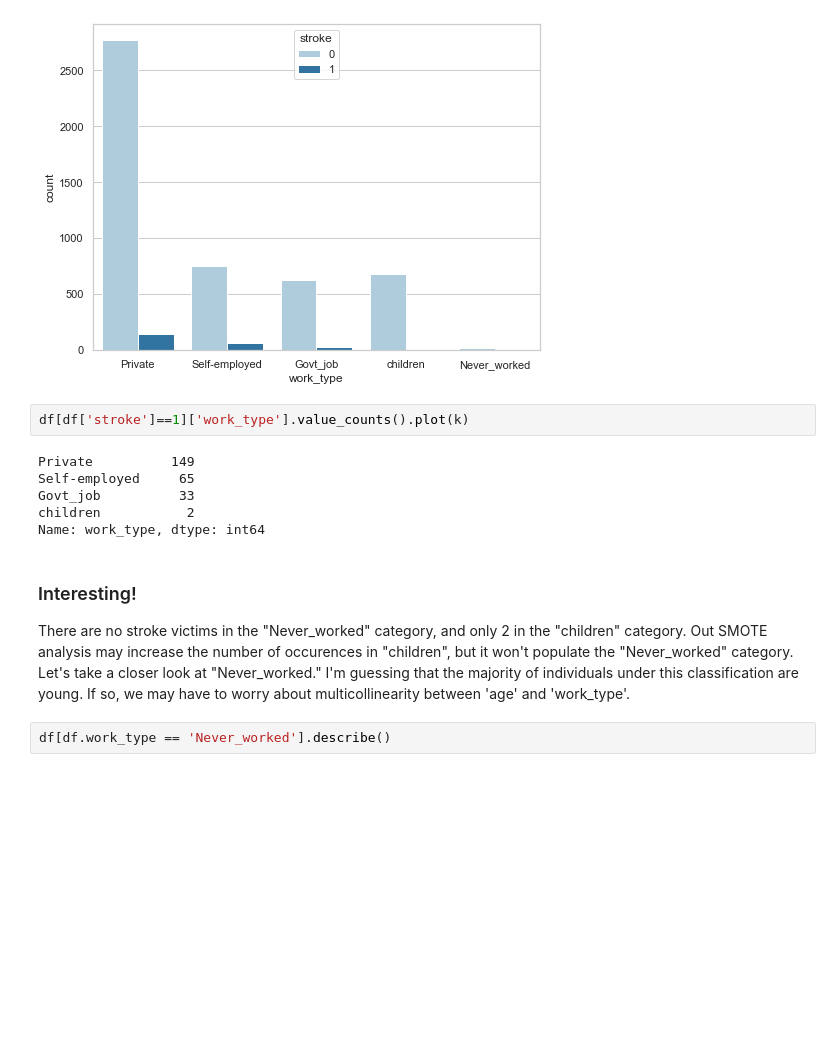
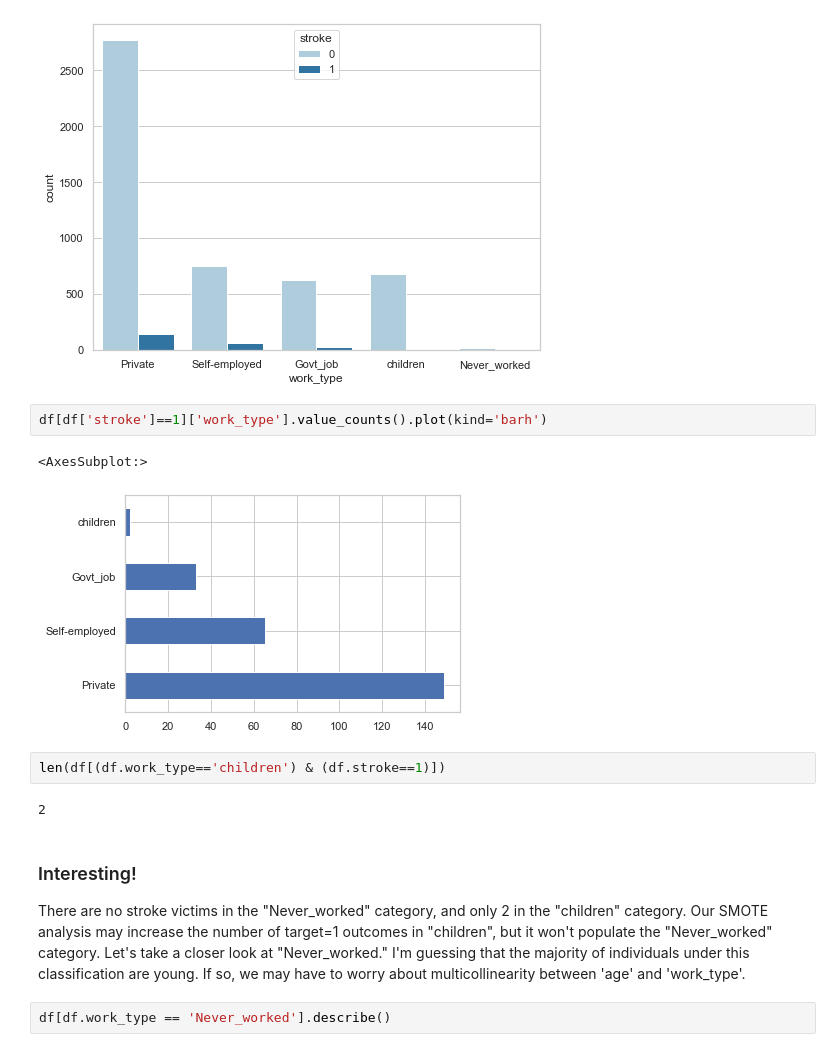
Before and after one commit to KyleSukley/StrokeData, a Jupyter notebook: StrokeData.ipynb, the cells around one changed output. Drawn from its saved outputs; the diff is of its cells as text; blank space fills up the shorter version.

```diff
--- a/StrokeData.ipynb
+++ b/StrokeData.ipynb
@@ -201,17 +241,18 @@ sns.countplot(x='work_type', data=df, hue='stroke', palette='Paired')
 <AxesSubplot:xlabel='work_type', ylabel='count'>
 [figure]
 # %%
-df[df['stroke']==1]['work_type'].value_counts().plot(k)
+df[df['stroke']==1]['work_type'].value_counts().plot(kind='barh')
 # %% [output]
-Private          149
-Self-employed     65
-Govt_job          33
-children           2
-Name: work_type, dtype: int64
+<AxesSubplot:>
+[figure, added]
+# %%
+len(df[(df.work_type=='children') & (df.stroke==1)])
+# %% [output]
+2
 # %% [markdown]
 ### Interesting!
 
-There are no stroke victims in the "Never_worked" category, and only 2 in the "children" category. Out SMOTE analysis may increase the number of occurences in "children", but it won't populate the "Never_worked" category. Let's take a closer look at "Never_worked." I'm guessing that the majority of individuals under this classification are young. If so, we may have to worry about multicollinearity between 'age' and 'work_type'.
+There are no stroke victims in the "Never_worked" category, and only 2 in the "children" category. Our SMOTE analysis may increase the number of target=1 outcomes in "children", but it won't populate the "Never_worked" category. Let's take a closer look at "Never_worked." I'm guessing that the majority of individuals under this classification are young. If so, we may have to worry about multicollinearity between 'age' and 'work_type'.
 # %%
 df[df.work_type == 'Never_worked'].describe()
 # %% [output]
```
Also changed, not shown: parts of 110 cells of this notebook.
